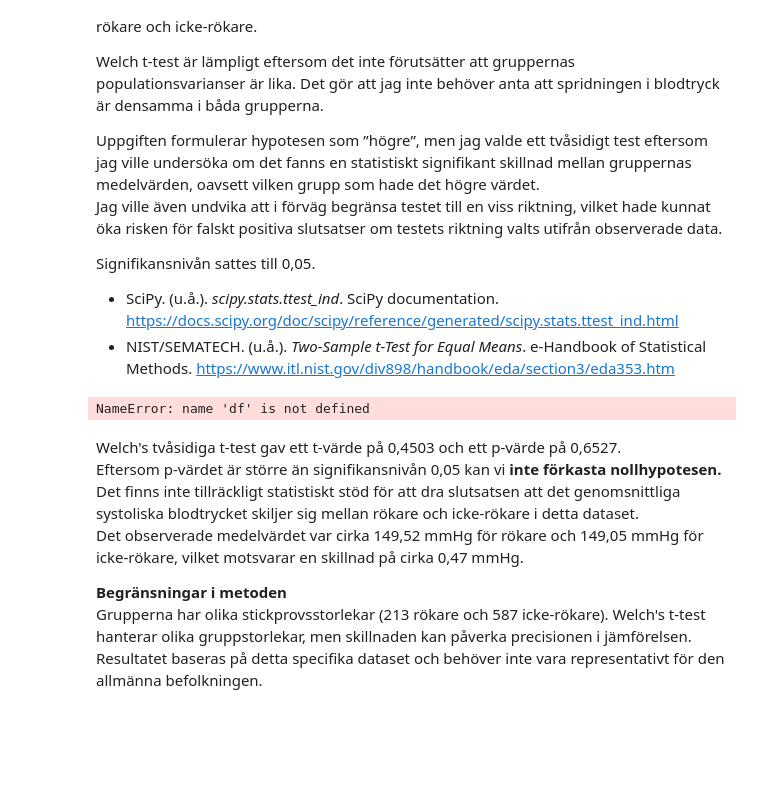
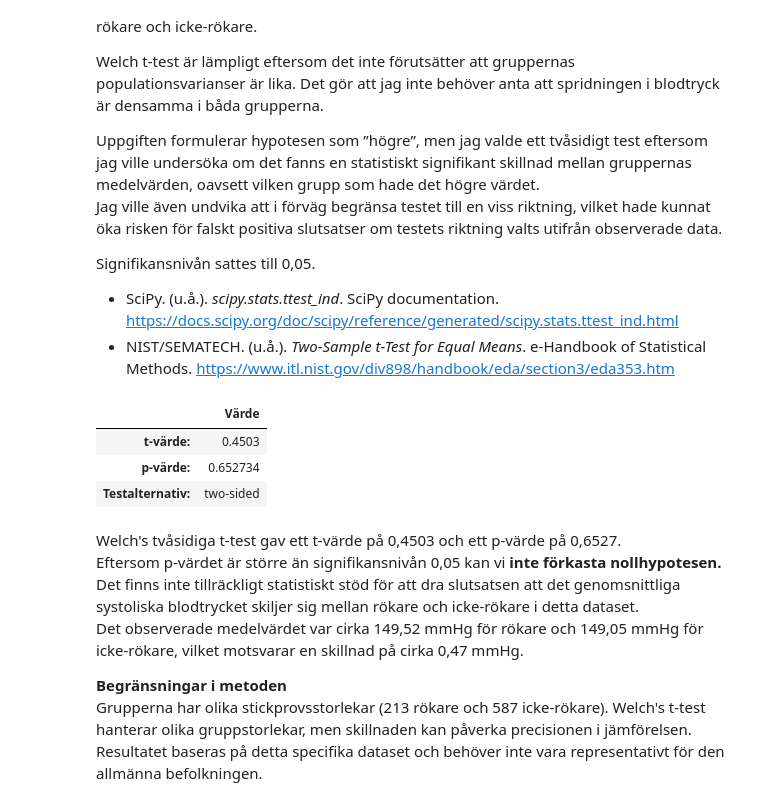
Before and after one commit to Hakan-Fridlund/PYSTDA45-assignment_health_study, a Jupyter notebook: notebooks/health_study_part2.ipynb, the cells around one changed output. Cells and saved outputs as stored; diff of their text form; code cells hidden in the pictures; blank space fills up the shorter version.

```diff
--- a/notebooks/health_study_part2.ipynb
+++ b/notebooks/health_study_part2.ipynb
@@ -353,22 +353,12 @@ Signifikansnivån sattes till 0,05.
 - SciPy. (u.å.). *scipy.stats.ttest_ind*. SciPy documentation. [https://docs.scipy.org/doc/scipy/reference/generated/scipy.stats.ttest_ind.html](https://docs.scipy.org/doc/scipy/reference/generated/scipy.stats.ttest_ind.html)
 - NIST/SEMATECH. (u.å.). *Two-Sample t-Test for Equal Means*. e-Handbook of Statistical Methods. [https://www.itl.nist.gov/div898/handbook/eda/section3/eda353.htm](https://www.itl.nist.gov/div898/handbook/eda/section3/eda353.htm)
 # %%
-from scipy.stats import ttest_ind
-
-smokers = df.loc[df["smoker"] == "Yes", "systolic_bp"].dropna()
-non_smokers = df.loc[df["smoker"] == "No", "systolic_bp"].dropna()
-
-t_stat, p_value = ttest_ind(
-    smokers,
-    non_smokers,
-    equal_var=False,
-    alternative="two-sided"
-)
-
-print('t-värde: ',t_stat)
-print('p-värde: ', p_value)
+analyzer.welch_ttest_smoking_blood_pressure(alternative='two-sided')
 # %% [output]
-NameError: name 'df' is not defined
+|  | Värde |
+| t-värde: | 0.4503 |
+| p-värde: | 0.652734 |
+| Testalternativ: | two-sided |
 # %% [markdown]
 Welch's tvåsidiga t-test gav ett t-värde på 0,4503 och ett p-värde på 0,6527.
 Eftersom p-värdet är större än signifikansnivån 0,05 kan vi **inte förkasta nollhypotesen.**
```
Also changed, not shown: parts of 8 cells of this notebook, 3 other files.
